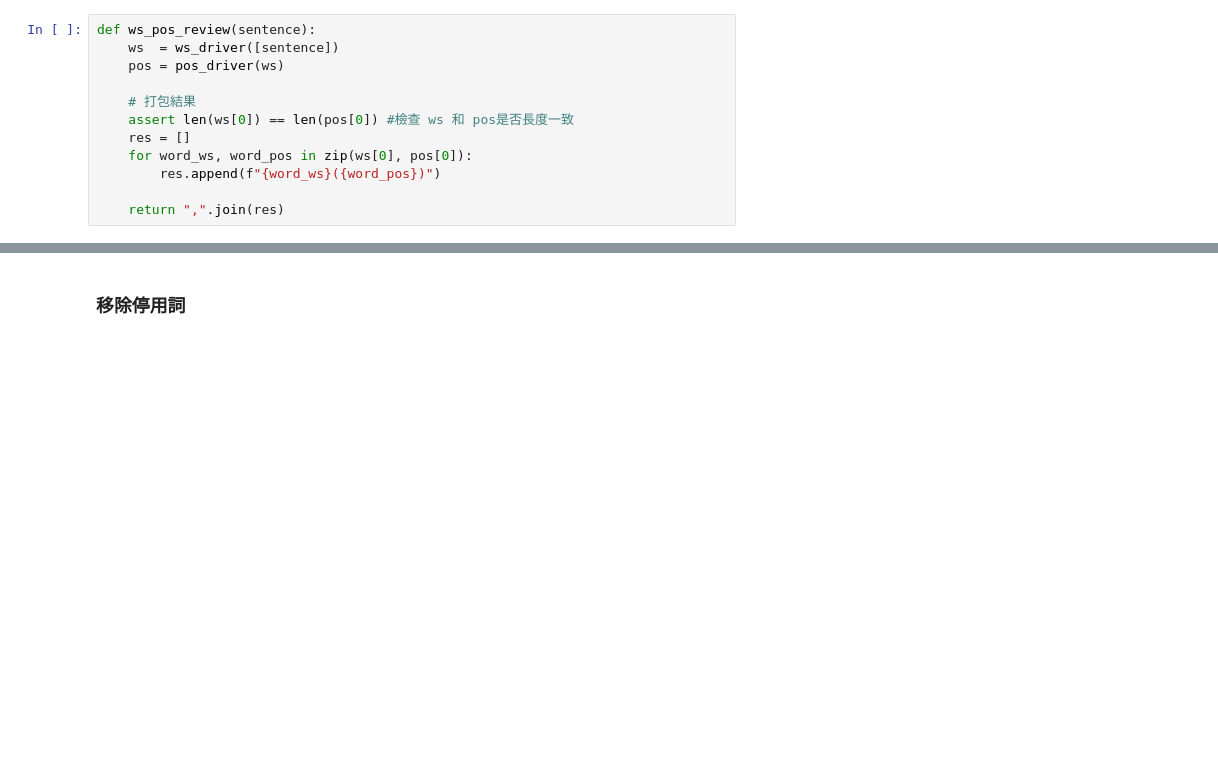
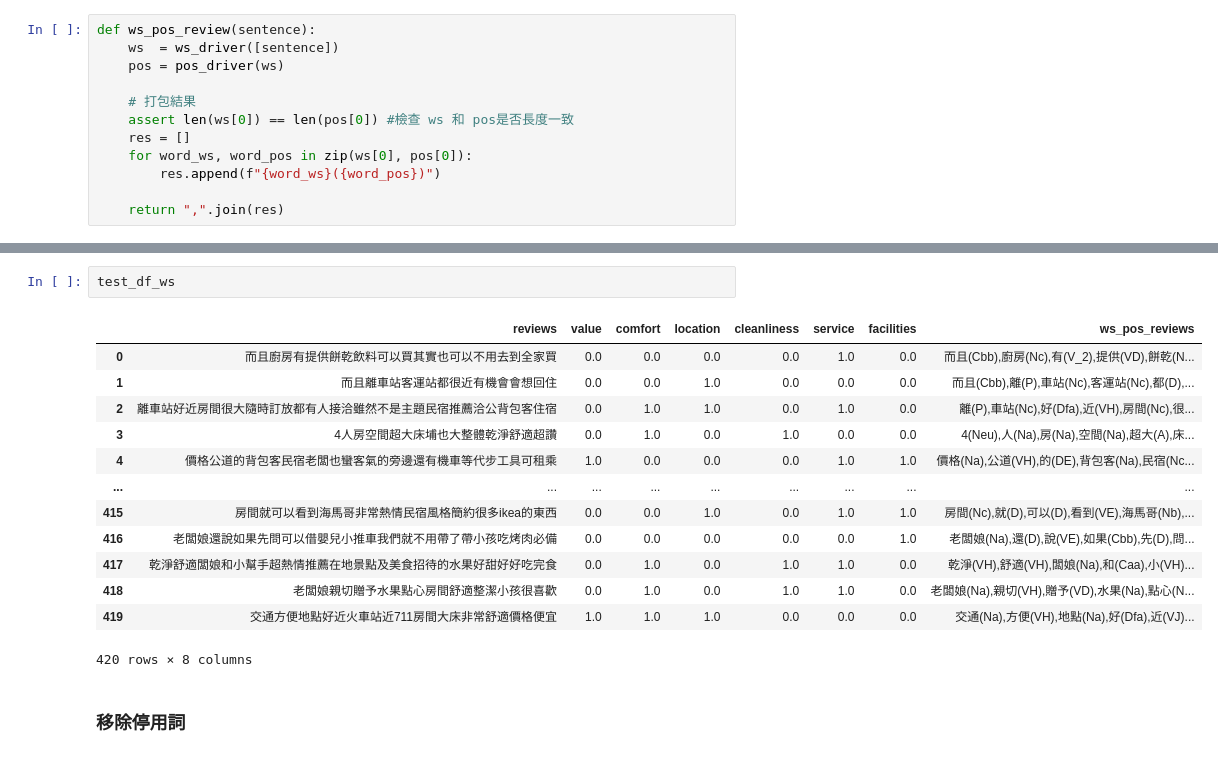
Before and after one commit to g3190220/Cooperation-Project, a Jupyter notebook: code/分詞+詞性標注+移除停用詞.ipynb, the cells around one changed output, grey strips where cells are left out. Drawn from its saved outputs; the diff is of its cells as text; blank space fills up the shorter version.

```diff
--- a/code/分詞+詞性標注+移除停用詞.ipynb
+++ b/code/分詞+詞性標注+移除停用詞.ipynb
@@ -131,3 +153,19 @@ df
+# %%
+test_df_ws
+# %% [output]
+|  | reviews | value | comfort | location | cleanliness | service | facilities | ws_pos_reviews |
+| 0 | 而且廚房有提供餅乾飲料可以買其實也可以不用去到全家買 | 0.0 | 0.0 | 0.0 | 0.0 | 1.0 | 0.0 | 而且(Cbb),廚房(Nc),有(V_2),提供(VD),餅乾(N... |
+| 1 | 而且離車站客運站都很近有機會會想回住 | 0.0 | 0.0 | 1.0 | 0.0 | 0.0 | 0.0 | 而且(Cbb),離(P),車站(Nc),客運站(Nc),都(D),... |
+| 2 | 離車站好近房間很大隨時訂放都有人接洽雖然不是主題民宿推薦洽公背包客住宿 | 0.0 | 1.0 | 1.0 | 0.0 | 1.0 | 0.0 | 離(P),車站(Nc),好(Dfa),近(VH),房間(Nc),很... |
+| 3 | 4人房空間超大床埔也大整體乾淨舒適超讚 | 0.0 | 1.0 | 0.0 | 1.0 | 0.0 | 0.0 | 4(Neu),人(Na),房(Na),空間(Na),超大(A),床... |
+| 4 | 價格公道的背包客民宿老闆也蠻客氣的旁邊還有機車等代步工具可租乘 | 1.0 | 0.0 | 0.0 | 0.0 | 1.0 | 1.0 | 價格(Na),公道(VH),的(DE),背包客(Na),民宿(Nc... |
+| ... | ... | ... | ... | ... | ... | ... | ... | ... |
+| 415 | 房間就可以看到海馬哥非常熱情民宿風格簡約很多ikea的東西 | 0.0 | 0.0 | 1.0 | 0.0 | 1.0 | 1.0 | 房間(Nc),就(D),可以(D),看到(VE),海馬哥(Nb),... |
+| 416 | 老闆娘還說如果先問可以借嬰兒小推車我們就不用帶了帶小孩吃烤肉必備 | 0.0 | 0.0 | 0.0 | 0.0 | 0.0 | 1.0 | 老闆娘(Na),還(D),說(VE),如果(Cbb),先(D),問... |
+| 417 | 乾淨舒適闆娘和小幫手超熱情推薦在地景點及美食招待的水果好甜好好吃完食 | 0.0 | 1.0 | 0.0 | 1.0 | 1.0 | 0.0 | 乾淨(VH),舒適(VH),闆娘(Na),和(Caa),小(VH)... |
+| 418 | 老闆娘親切贈予水果點心房間舒適整潔小孩很喜歡 | 0.0 | 1.0 | 0.0 | 1.0 | 1.0 | 0.0 | 老闆娘(Na),親切(VH),贈予(VD),水果(Na),點心(N... |
+| 419 | 交通方便地點好近火車站近711房間大床非常舒適價格便宜 | 1.0 | 1.0 | 1.0 | 0.0 | 0.0 | 0.0 | 交通(Na),方便(VH),地點(Na),好(Dfa),近(VJ)... |
+420 rows × 8 columns
 # %% [markdown]
 ### 移除停用詞
 # %%
```
Also changed, not shown: parts of 23 cells of this notebook, 16 other files.
